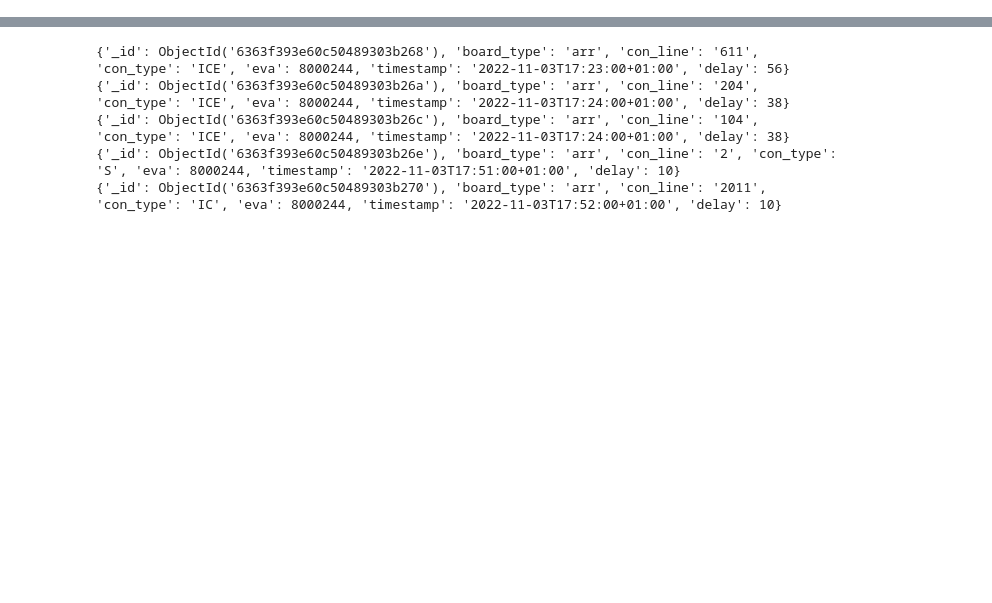
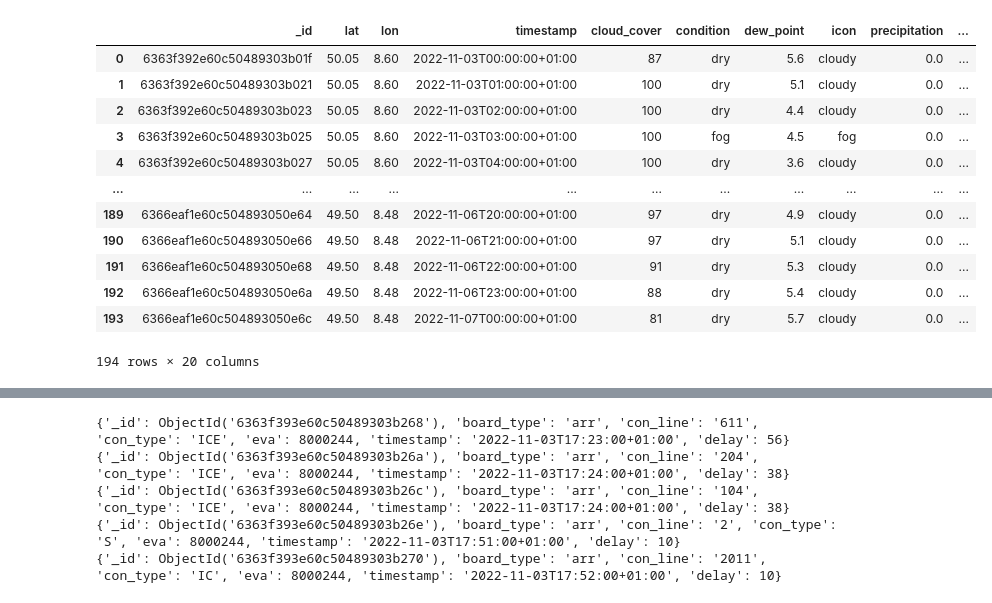
Before and after one commit to FrederikWolter/DBWeather, a Jupyter notebook: DBWeather.ipynb, the cells around one changed output, grey strips where cells are left out. Drawn from its saved outputs; the diff is of its cells as text; code cells hidden in the pictures; blank space fills up the shorter version.

```diff
--- a/DBWeather.ipynb
+++ b/DBWeather.ipynb
@@ -22,0 +95,18 @@ database = Database()
+# %%
+result = database.mongo_data_weather.find({})
+df = pd.DataFrame(list(result))
+df
+# %% [output]
+|  | _id | lat | lon | timestamp | cloud_cover | condition | dew_point | icon | precipitation | ... |
+| 0 | 6363f392e60c50489303b01f | 50.05 | 8.60 | 2022-11-03T00:00:00+01:00 | 87 | dry | 5.6 | cloudy | 0.0 | ... |
+| 1 | 6363f392e60c50489303b021 | 50.05 | 8.60 | 2022-11-03T01:00:00+01:00 | 100 | dry | 5.1 | cloudy | 0.0 | ... |
+| 2 | 6363f392e60c50489303b023 | 50.05 | 8.60 | 2022-11-03T02:00:00+01:00 | 100 | dry | 4.4 | cloudy | 0.0 | ... |
+| 3 | 6363f392e60c50489303b025 | 50.05 | 8.60 | 2022-11-03T03:00:00+01:00 | 100 | fog | 4.5 | fog | 0.0 | ... |
+| 4 | 6363f392e60c50489303b027 | 50.05 | 8.60 | 2022-11-03T04:00:00+01:00 | 100 | dry | 3.6 | cloudy | 0.0 | ... |
+| ... | ... | ... | ... | ... | ... | ... | ... | ... | ... | ... |
+| 189 | 6366eaf1e60c504893050e64 | 49.50 | 8.48 | 2022-11-06T20:00:00+01:00 | 97 | dry | 4.9 | cloudy | 0.0 | ... |
+| 190 | 6366eaf1e60c504893050e66 | 49.50 | 8.48 | 2022-11-06T21:00:00+01:00 | 97 | dry | 5.1 | cloudy | 0.0 | ... |
+| 191 | 6366eaf1e60c504893050e68 | 49.50 | 8.48 | 2022-11-06T22:00:00+01:00 | 91 | dry | 5.3 | cloudy | 0.0 | ... |
+| 192 | 6366eaf1e60c504893050e6a | 49.50 | 8.48 | 2022-11-06T23:00:00+01:00 | 88 | dry | 5.4 | cloudy | 0.0 | ... |
+| 193 | 6366eaf1e60c504893050e6c | 49.50 | 8.48 | 2022-11-07T00:00:00+01:00 | 81 | dry | 5.7 | cloudy | 0.0 | ... |
+194 rows × 20 columns
```
Also changed, not shown: parts of 28 cells of this notebook.
